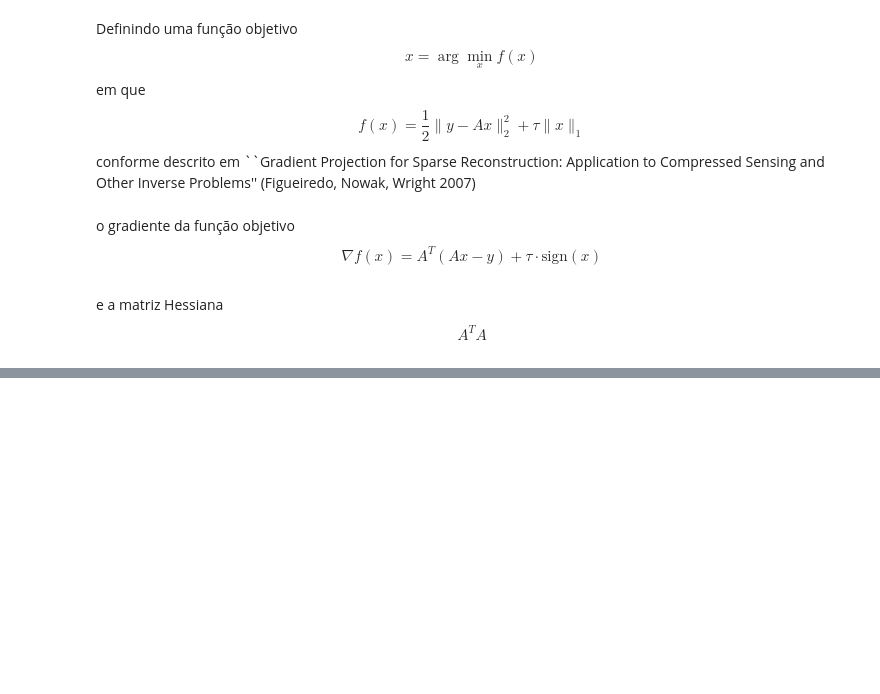
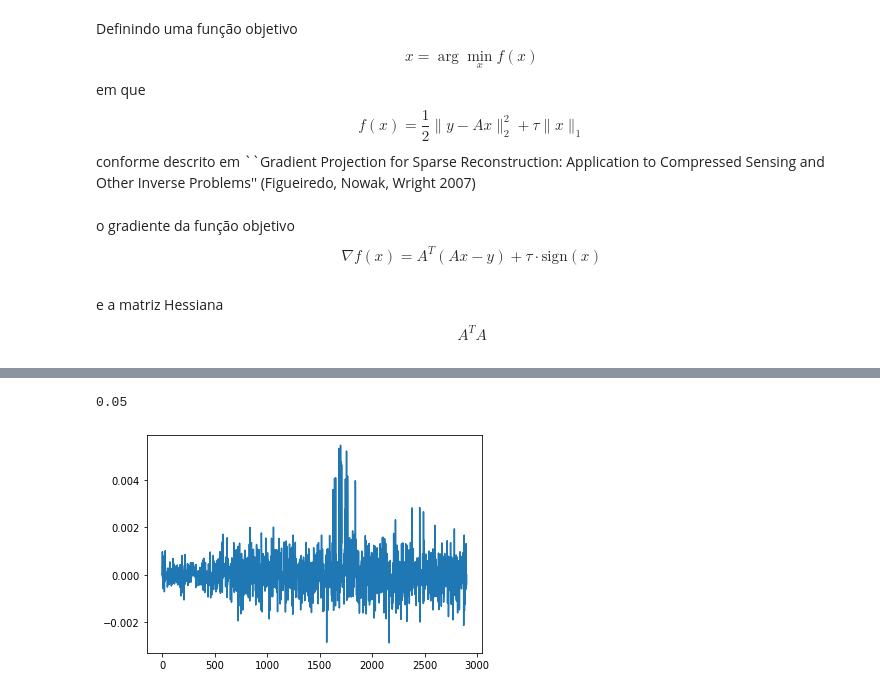
Before and after one commit to bootstrap666/compressiveSensingPianoBasis, a Jupyter notebook: CompSensingPianoBasisMary.ipynb, the cells around one changed output, grey strips where cells are left out. Saved outputs shown, nothing was run; the diff lists cells and outputs as text; code cells hidden in the pictures; blank space fills up the shorter version.

```diff
--- a/CompSensingPianoBasisMary.ipynb
+++ b/CompSensingPianoBasisMary.ipynb
@@ -171,0 +159,28 @@ print("--- %s seconds ---" % (time.time() - start_time))
+# %%
+import random
+segundos = 0.25*M
+amostrasaleatorias = int(np.trunc(170*segundos))
+
+todasamostras = range(len(marySong))
+
+listaamostrasaleatorias = []
+for i in range(amostrasaleatorias):
+  listaamostrasaleatorias.append (random.choice(todasamostras))
+
+marySongSubsampled = np.zeros(len(marySong))
+
+marySongSubsampled[listaamostrasaleatorias] = marySong[listaamostrasaleatorias]
+# %%
+#tau = 0.1*np.linalg.norm(pianoBasis.T @ marySong,np.inf)
+tau = 0.05
+
+x0 = np.zeros(M*len(allfreqs))
+#x0 = maryWeights
+
+#res = minimize(CSpiano, x0, args=(marySong,tau), method='Newton-CG',jac=CSpiano_grad, #hess=CSpiano_Hess,
+#               options={'xtol': 1e-3, 'disp': True})
+start_time = time.time()
+res = minimize(CSpiano, x0, args=(marySongSubsampled,tau), method='trust-krylov',
+               jac=CSpiano_grad, hess=CSpiano_Hess,
+               options={'gtol': 1e-3, 'disp': True})
+print("--- %s seconds ---" % (time.time() - start_time))
@@ -176,0 +212,7 @@ Audio(maryRecovered,rate=fs)
+# %%
+import matplotlib.pyplot as plt
+plt.plot(res.x)
+print (tau)
+# %% [output]
+0.05
+[figure, added]
```
Also changed, not shown: parts of 5 cells of this notebook.
